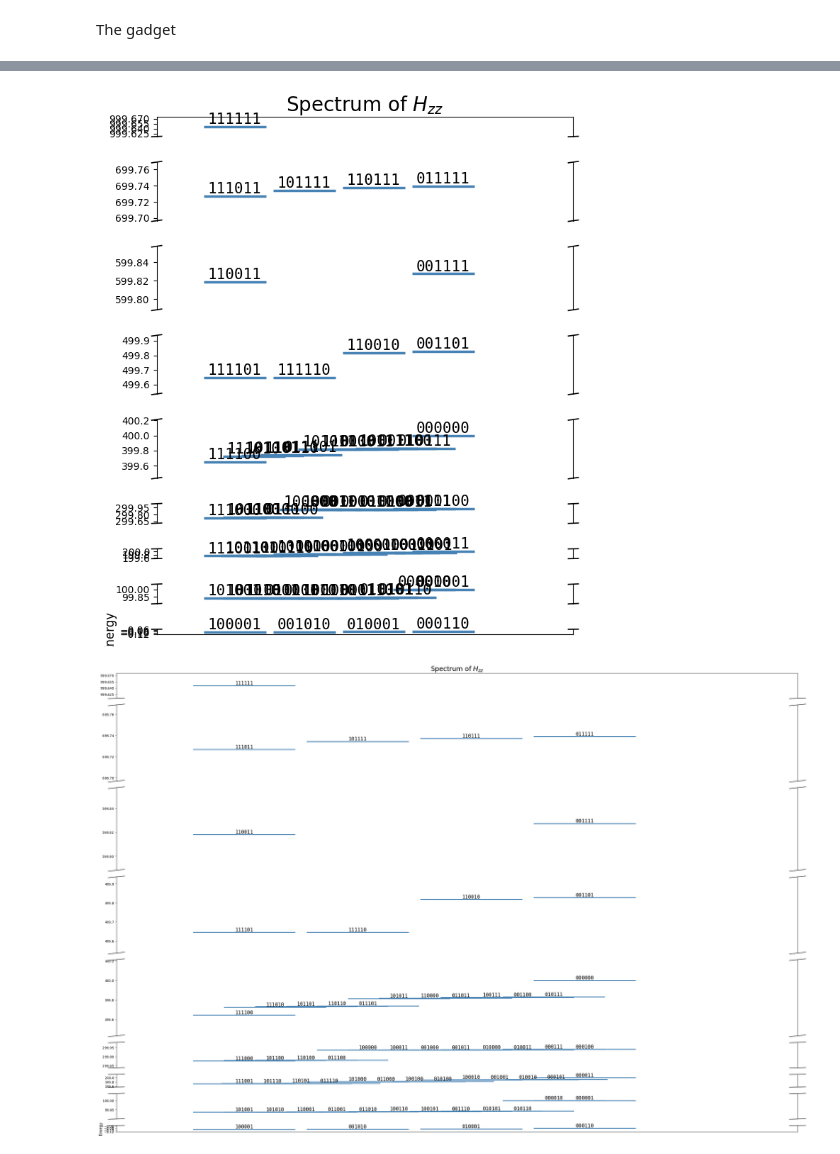
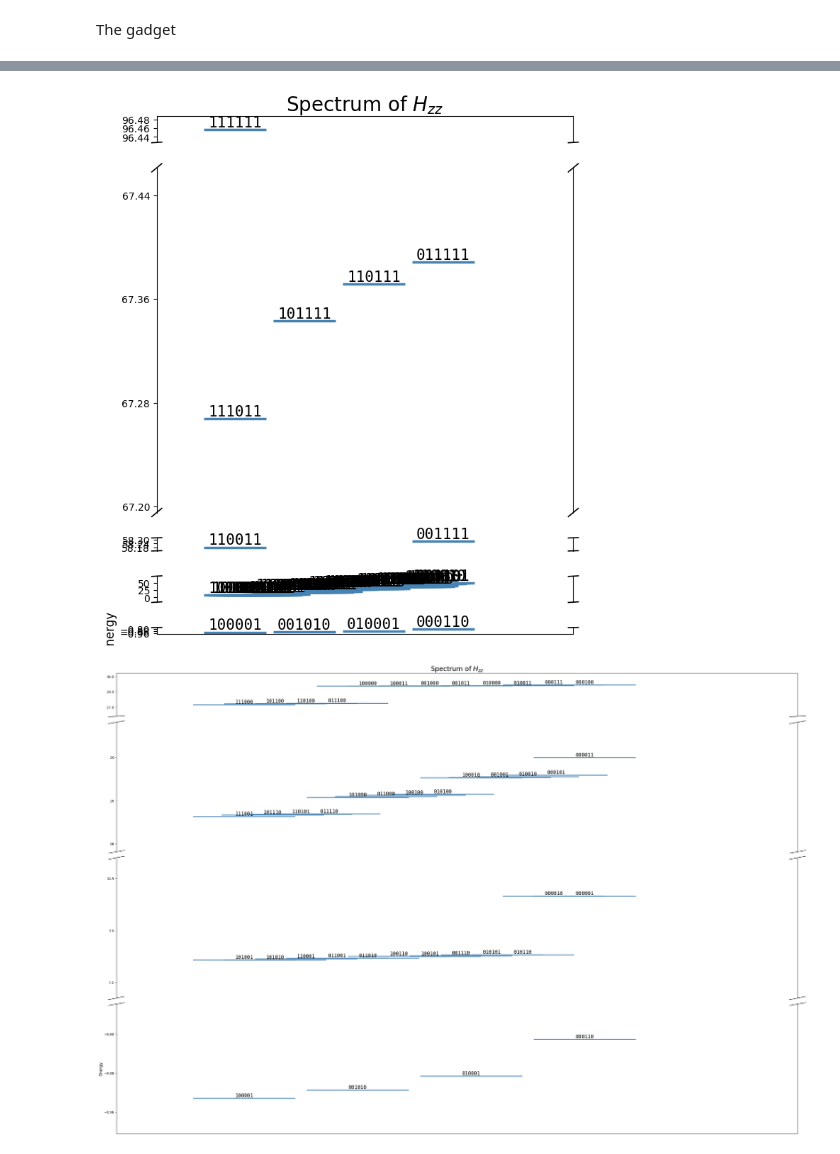
Before and after one commit to emacosta95/Gadget4NSMForQuantumSimulators, a Jupyter notebook: ExperimentWithOHEBlockadeFirstVersion.ipynb, the cells around one changed output, grey strips where cells are left out. Saved outputs shown, nothing was run; the diff lists cells and outputs as text; code cells hidden in the pictures.

```diff
--- a/ExperimentWithOHEBlockadeFirstVersion.ipynb
+++ b/ExperimentWithOHEBlockadeFirstVersion.ipynb
@@ -12,7 +12,7 @@ from src.utils import computational_basis
 
 physical_qubits = 6
 nqubits = 4
-gamma = 100
+gamma = 10
 delta2 = gamma
 alpha = 1.0
 
@@ -499,7 +499,7 @@ full_basis = computational_basis(physical_qubits)
 
 plot_spectrum(longitudinal_hamiltonian.diag(), full_basis)
 # %% [output]
-[figure, old version]
+[figure, new version]
 # %%
 import numpy as np
 import matplotlib.pyplot as plt
@@ -597,35 +597,35 @@ def plot_spectrum(energies, basis, gap_threshold=0.3, figsize=(7, 8), ylim=None)
         ax.spines["top"].set_visible(False)
 
     # break marks between panels
     d = 0.012
     for ax_bot, ax_top in zip(axes[1:], axes[:-1]):
         for ax, y in [(ax_bot, 1), (ax_top, 0)]:
             kw = dict(color="k", clip_on=False, linewidth=1.2, transform=ax.transAxes)
             ax.plot((-d, +d), (y - d, y + d), **kw)
             ax.plot((1 - d, 1 + d), (y - d, y + d), **kw)
 
     # label and format all axes uniformly
     formatter = ScalarFormatter(useOffset=False)
     formatter.set_scientific(False)
     for ax in axes:
         ax.yaxis.set_major_formatter(formatter)
 
     axes[-1].set_ylabel("Energy", fontsize=12)
     axes[0].set_title(r"Spectrum of $H_{zz}$", fontsize=20)
 
     plt.tight_layout()
     plt.show()
 
 
 # --- usage ---
 full_basis = computational_basis(physical_qubits)
 
 # show only levels between -1 and 2
 plot_spectrum(
-    longitudinal_hamiltonian.diag(), full_basis, ylim=(-1, 1000), figsize=(30, 20)
+    longitudinal_hamiltonian.diag(), full_basis, ylim=(-30, 30), figsize=(30, 20)
 )
 # %% [output]
-[figure, old version]
+[figure, new version]
 # %%
 transverse_hamiltonian = 0.0
 
```
Also changed, not shown: parts of 8 cells of this notebook, 10 other files.
